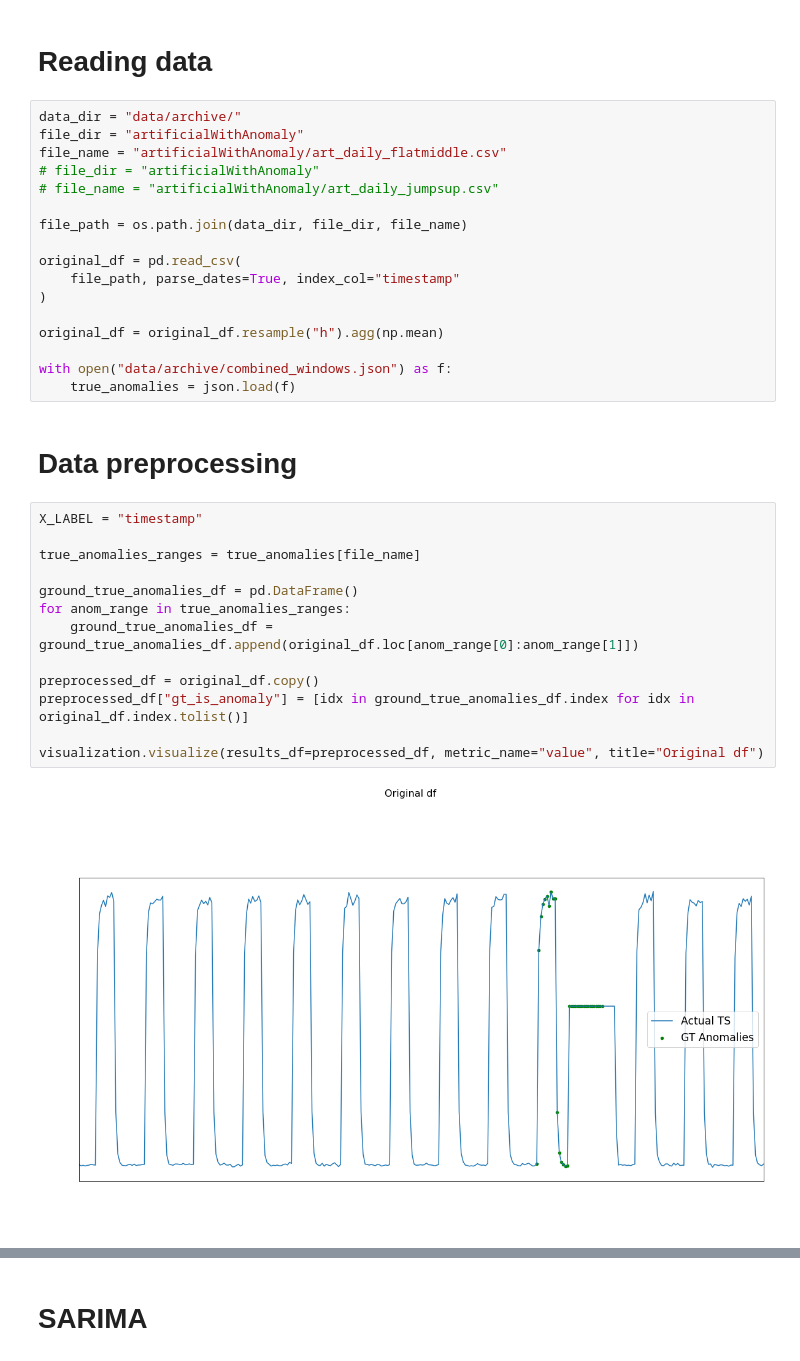
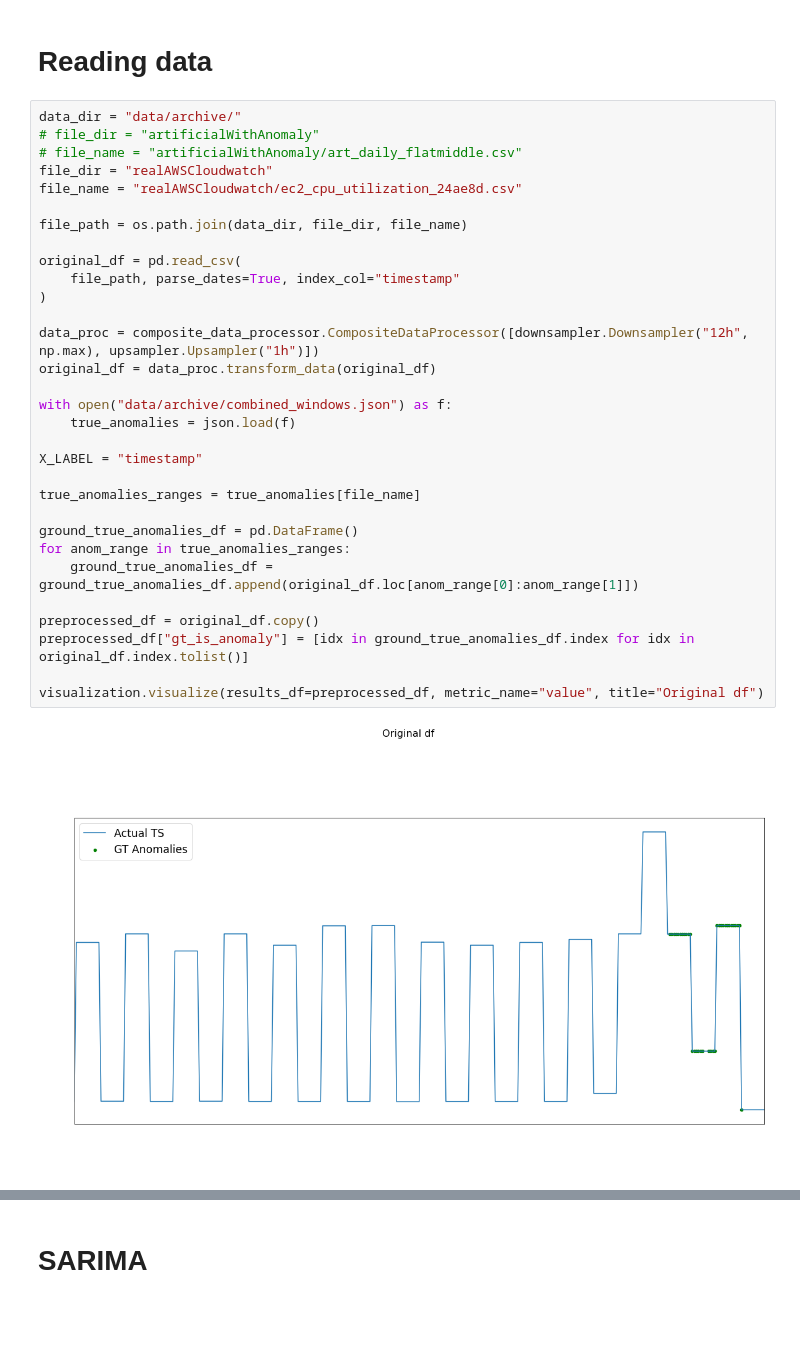
Before and after one commit to emerelte/kad, a Jupyter notebook: notebooks/sarima.ipynb, the cells around one changed output, grey strips where cells are left out. Drawn from its saved outputs; the diff is of its cells as text; blank space fills up the shorter version.

```diff
--- a/notebooks/sarima.ipynb
+++ b/notebooks/sarima.ipynb
@@ -27,38 +28,37 @@ kad_utils.customize_matplotlib()
 # Reading data
 # %%
 data_dir = "data/archive/"
-file_dir = "artificialWithAnomaly"
-file_name = "artificialWithAnomaly/art_daily_flatmiddle.csv"
 # file_dir = "artificialWithAnomaly"
-# file_name = "artificialWithAnomaly/art_daily_jumpsup.csv"
+# file_name = "artificialWithAnomaly/art_daily_flatmiddle.csv"
+file_dir = "realAWSCloudwatch"
+file_name = "realAWSCloudwatch/ec2_cpu_utilization_24ae8d.csv"
 
 file_path = os.path.join(data_dir, file_dir, file_name)
 
 original_df = pd.read_csv(
     file_path, parse_dates=True, index_col="timestamp"
 )
 
-original_df = original_df.resample("h").agg(np.mean)
+data_proc = composite_data_processor.CompositeDataProcessor([downsampler.Downsampler("12h", np.max), upsampler.Upsampler("1h")])
+original_df = data_proc.transform_data(original_df)
 
 with open("data/archive/combined_windows.json") as f:
     true_anomalies = json.load(f)
+
+X_LABEL = "timestamp"
+
+true_anomalies_ranges = true_anomalies[file_name]
+
+ground_true_anomalies_df = pd.DataFrame()
+for anom_range in true_anomalies_ranges:
+    ground_true_anomalies_df = ground_true_anomalies_df.append(original_df.loc[anom_range[0]:anom_range[1]])
+
+preprocessed_df = original_df.copy()
+preprocessed_df["gt_is_anomaly"] = [idx in ground_true_anomalies_df.index for idx in original_df.index.tolist()]
+
+visualization.visualize(results_df=preprocessed_df, metric_name="value", title="Original df")
+# %% [output]
+[figure, added]
-# %% [markdown]
-# Data preprocessing
-# %%
-X_LABEL = "timestamp"
-
-true_anomalies_ranges = true_anomalies[file_name]
-
-ground_true_anomalies_df = pd.DataFrame()
-for anom_range in true_anomalies_ranges:
-    ground_true_anomalies_df = ground_true_anomalies_df.append(original_df.loc[anom_range[0]:anom_range[1]])
-
-preprocessed_df = original_df.copy()
-preprocessed_df["gt_is_anomaly"] = [idx in ground_true_anomalies_df.index for idx in original_df.index.tolist()]
-
-visualization.visualize(results_df=preprocessed_df, metric_name="value", title="Original df")
-# %% [output]
-[figure, removed]
 # %%
 scaler = MinMaxScaler(feature_range=(-1, 0))
 preprocessed_df["value"] = scaler.fit_transform(preprocessed_df.values)
```
Also changed, not shown: parts of 7 cells of this notebook, 2 other files.
